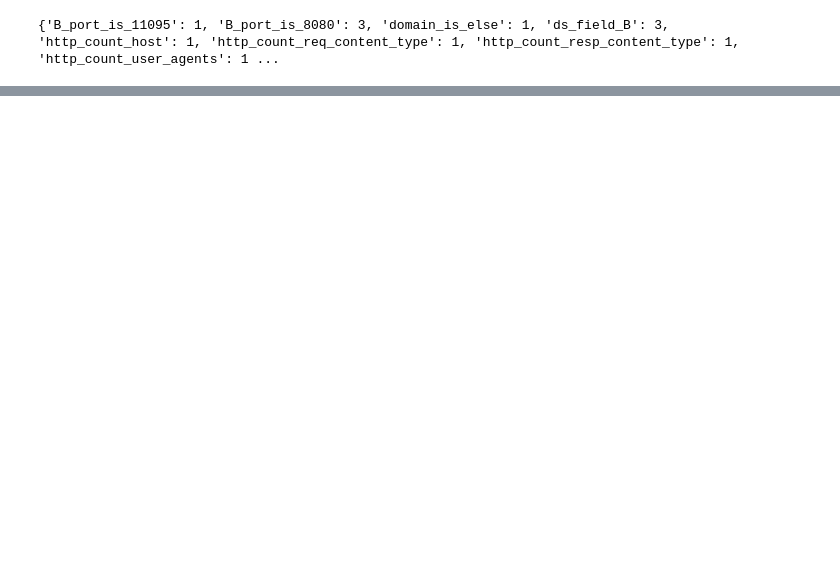
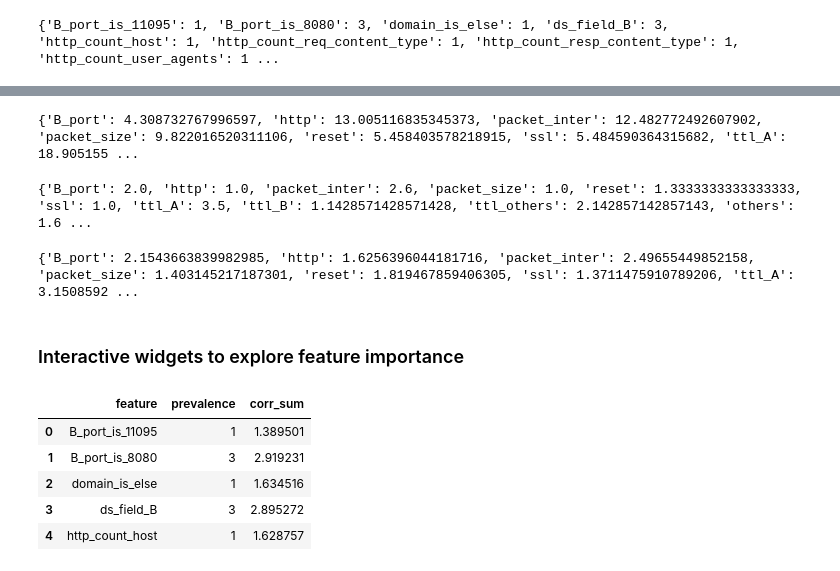
Before and after one commit to BetoPD/Iot-Device-Classifier, a Jupyter notebook: iotDeviceIdentification_eda.ipynb, the cells around one changed output, grey strips where cells are left out. Saved outputs shown, nothing was run; the diff lists cells and outputs as text; code cells hidden in the pictures; blank space fills up the shorter version.

```diff
--- a/iotDeviceIdentification_eda.ipynb
+++ b/iotDeviceIdentification_eda.ipynb
@@ -355,0 +141,6 @@ plt.show()
+# %%
+# turn corr_per_category into a dictionary
+corr_per_category_top_dict = {}
+for i in range(len(categories)):
+    corr_per_category_top_dict[categories[i]] = corr_per_category_top[i]
+print(corr_per_category_top_dict)
@@ -356,14 +165,15 @@ plt.show()
 # %%
 # Get all unique feature names across all categories
-all_features = set()
+features = set()
 for i in range(len(categories)):
     top_corr = corr_per_category_top[i]
     if categories[i] in top_corr.index:
         top_corr = top_corr.drop(categories[i])
-    all_features.update(top_corr.index)
-all_features = list(all_features)
+    features.update(top_corr.index)
+features = list(features)
 # order elements of all_features alphabetically
-all_features.sort()
-print(all_features)
+features.sort()
+print(features)
+print(len(features))
 # %% [output]
 ['B_port_is_11095', 'B_port_is_8080', 'domain_is_else', 'ds_field_B', 'http_count_host', 'http_count_req_content_type', 'http_count_resp_content_type', 'http_count_user_agents', 'http_has_req_content_ ...
@@ -370,12 +181,12 @@ print(all_features)
 # %%
 # create a dictionary with the elements of all_features as keys that contains the number of occurrences of each element in the list corr_per_category_top
-all_features_count = {feature: 0 for feature in all_features}
+feature_prevalence = {feature: 0 for feature in features}
 for i in range(len(categories)):
     top_corr = corr_per_category_top[i]
     if categories[i] in top_corr.index:
         top_corr = top_corr.drop(categories[i])
     for feature in top_corr.index:
-        all_features_count[feature] += 1
-print(all_features_count)
+        feature_prevalence[feature] += 1
+print(feature_prevalence)
 # %% [output]
 {'B_port_is_11095': 1, 'B_port_is_8080': 3, 'domain_is_else': 1, 'ds_field_B': 3, 'http_count_host': 1, 'http_count_req_content_type': 1, 'http_count_resp_content_type': 1, 'http_count_user_agents': 1 ...
@@ -473,0 +193,10 @@ print(feature_sums)
+# %%
+feature_corr_sum = {
+    feature: sum(
+        corr_per_category[category][feature]
+        for category in range(len(categories))
+        if feature in corr_per_category[category]
+    )
+    for feature in features
+}
+print(feature_corr_sum)
@@ -473,0 +235,43 @@ print(feature_sums)
+# %%
+feature_group_corr_sum = {
+    group: sum(
+        feature_corr_sum[feature]
+        for feature in features
+    )
+    for group, features in feature_groups.items()
+}
+print(feature_group_corr_sum)
+# %% [output]
+{'B_port': 4.308732767996597, 'http': 13.005116835345373, 'packet_inter': 12.482772492607902, 'packet_size': 9.822016520311106, 'reset': 5.458403578218915, 'ssl': 5.484590364315682, 'ttl_A': 18.905155 ...
+# %%
+feature_group_prevalence_density = {
+    group: feature_group_prevalence[group] / len(features)
+    for group, features in feature_groups.items()
+}
+print(feature_group_prevalence_density)
+# %% [output]
+{'B_port': 2.0, 'http': 1.0, 'packet_inter': 2.6, 'packet_size': 1.0, 'reset': 1.3333333333333333, 'ssl': 1.0, 'ttl_A': 3.5, 'ttl_B': 1.1428571428571428, 'ttl_others': 2.142857142857143, 'others': 1.6 ...
+# %%
+feature_group_corr_sum_density = {
+    group: feature_group_corr_sum[group] / len(features)
+    for group, features in feature_groups.items()
+}
+print(feature_group_corr_sum_density)
+# %% [output]
+{'B_port': 2.1543663839982985, 'http': 1.6256396044181716, 'packet_inter': 2.49655449852158, 'packet_size': 1.403145217187301, 'reset': 1.819467859406305, 'ssl': 1.3711475910789206, 'ttl_A': 3.1508592 ...
+# %% [markdown]
+<h3>Interactive widgets to explore feature importance</h3>
+# %%
+# make a dataframe with the data in feature_prevalence and append a column with the data in feature_corr_sum
+feature_analysis = pd.DataFrame.from_dict(feature_prevalence, orient='index', columns=['prevalence'])
+feature_analysis.index.name = 'feature'
+feature_analysis.reset_index(inplace=True)
+feature_analysis['corr_sum'] = feature_analysis['feature'].map(feature_corr_sum)
+feature_analysis.head()
+# %% [output]
+|  | feature | prevalence | corr_sum |
+| 0 | B_port_is_11095 | 1 | 1.389501 |
+| 1 | B_port_is_8080 | 3 | 2.919231 |
+| 2 | domain_is_else | 1 | 1.634516 |
+| 3 | ds_field_B | 3 | 2.895272 |
+| 4 | http_count_host | 1 | 1.628757 |
```
Also changed, not shown: parts of 19 cells of this notebook.
